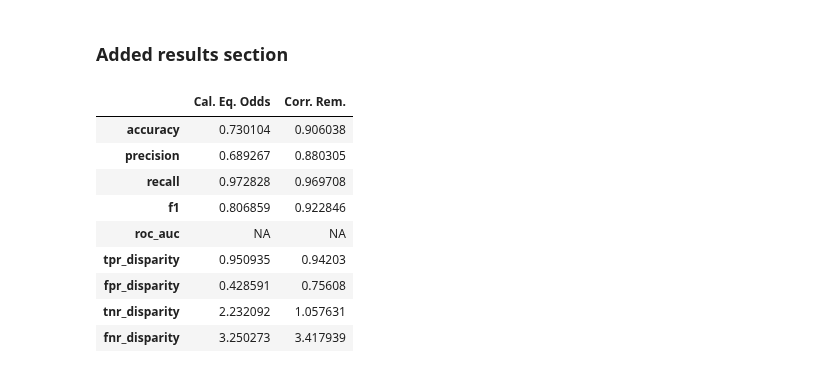
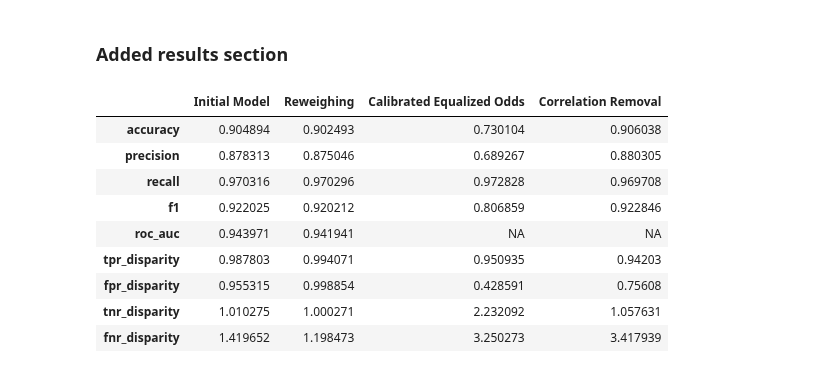
Before and after one commit to HaukeSchwarz/Thesis, a Jupyter notebook: notebooks/Aggregated_Result_Analysis.ipynb, the cells around one changed output. Saved outputs shown, nothing was run; the diff lists cells and outputs as text; code cells hidden in the pictures.

```diff
--- a/notebooks/Aggregated_Result_Analysis.ipynb
+++ b/notebooks/Aggregated_Result_Analysis.ipynb
@@ -9,14 +12 @@ comp_df_cal_eqodds = pd.read_pickle("C:/Users/Hauke/OneDrive - ucp.pt/04_Thesis/
 results_df_eqodds_cor = pd.read_pickle("C:/Users/Hauke/OneDrive - ucp.pt/04_Thesis/00_GitHub/Thesis/data/interim/result_frames/performance/results_df_eqodds_cor.pkl")
-# %%
-results_df_eqodds_cor
-# %% [output]
-|  | Cal. Eq. Odds | Corr. Rem. |
-| accuracy | 0.730104 | 0.906038 |
-| precision | 0.689267 | 0.880305 |
-| recall | 0.972828 | 0.969708 |
-| f1 | 0.806859 | 0.922846 |
-| roc_auc | NA | NA |
-| tpr_disparity | 0.950935 | 0.94203 |
-| fpr_disparity | 0.428591 | 0.75608 |
-| tnr_disparity | 2.232092 | 1.057631 |
-| fnr_disparity | 3.250273 | 3.417939 |
@@ -22,0 +18,13 @@ results_df_eqodds_cor
+# %%
+fairness_performance_df
+# %% [output]
+|  | Initial Model | Reweighing | Calibrated Equalized Odds | Correlation Removal |
+| accuracy | 0.904894 | 0.902493 | 0.730104 | 0.906038 |
+| precision | 0.878313 | 0.875046 | 0.689267 | 0.880305 |
+| recall | 0.970316 | 0.970296 | 0.972828 | 0.969708 |
+| f1 | 0.922025 | 0.920212 | 0.806859 | 0.922846 |
+| roc_auc | 0.943971 | 0.941941 | NA | NA |
+| tpr_disparity | 0.987803 | 0.994071 | 0.950935 | 0.94203 |
+| fpr_disparity | 0.955315 | 0.998854 | 0.428591 | 0.75608 |
+| tnr_disparity | 1.010275 | 1.000271 | 2.232092 | 1.057631 |
+| fnr_disparity | 1.419652 | 1.198473 | 3.250273 | 3.417939 |
```
Also changed, not shown: parts of 4 cells of this notebook.
